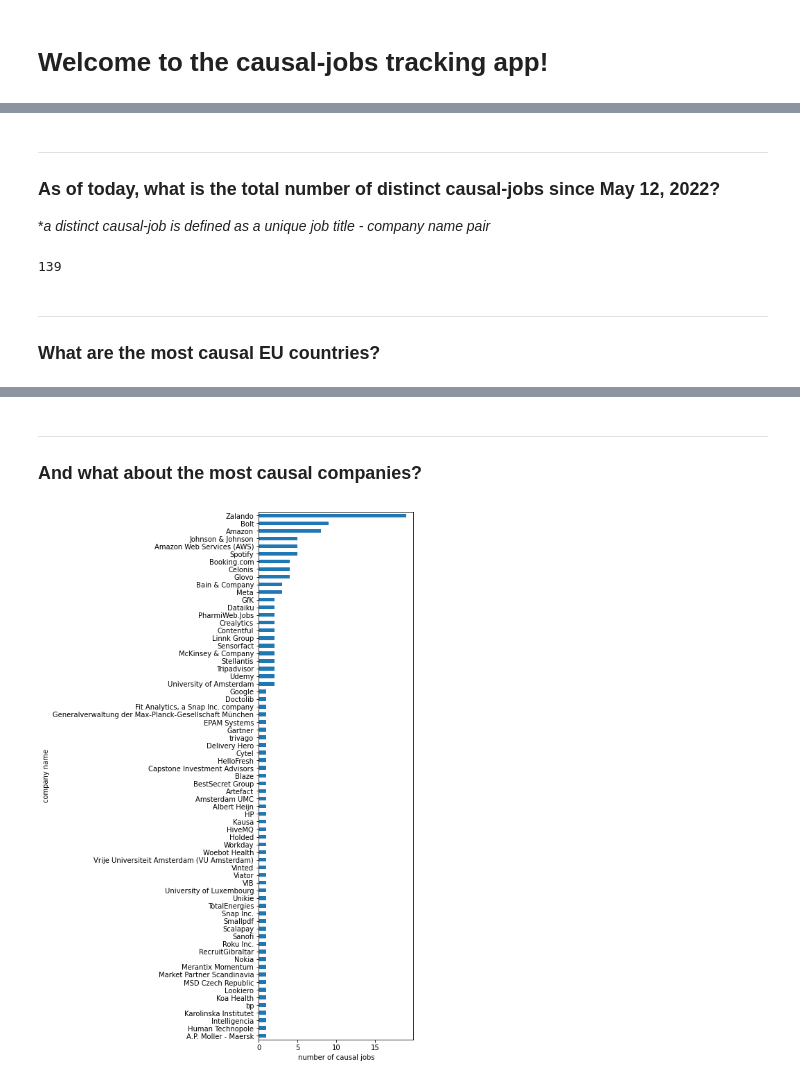
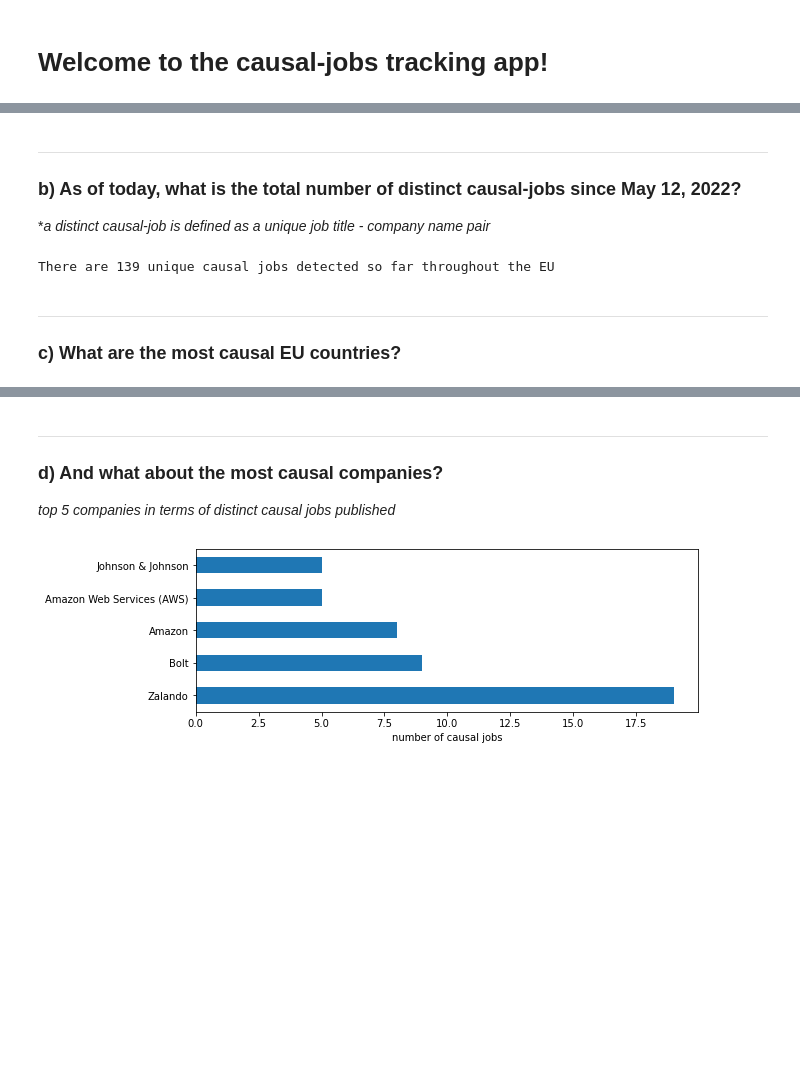
Before and after one commit to ggiannarakis/causal-jobs, a Jupyter notebook: Analysis.ipynb, the cells around one changed output, grey strips where cells are left out. Saved outputs shown, nothing was run; the diff lists cells and outputs as text; code cells hidden in the pictures; blank space fills up the shorter version.

```diff
--- a/Analysis.ipynb
+++ b/Analysis.ipynb
@@ -69,7 +136,7 @@ daily_jobs.plot(figsize=(15,6));
 # %% [markdown]
 ---
 
-### As of today, what is the total number of distinct causal-jobs since May 12, 2022?
+### b) As of today, what is the total number of distinct causal-jobs since May 12, 2022?
 
 **a distinct causal-job is defined as a unique job title - company name pair*
 # %%
@@ -78,13 +145,13 @@ df_no_dup = df.groupby(['job_title', 'company_name'])\
 .first().reset_index().sort_values(by=['email_date'])
 # %%
 # no of distinct (job_title, company_name) pairs
-len(df_no_dup)
+print('There are {} unique causal jobs detected so far throughout the EU'.format(len(df_no_dup)))
 # %% [output]
-139
+There are 139 unique causal jobs detected so far throughout the EU
 # %% [markdown]
 ---
 
-### What are the most causal EU countries?
+### c) What are the most causal EU countries?
 # %%
 # get the number of distinct causal jobs per country
 map_plot = df_no_dup.groupby('country').size()
@@ -109,14 +178,15 @@ fig.show()
 # %% [markdown]
 ---
 
-### And what about the most causal companies?
+### d) And what about the most causal companies?
+
+*top 5 companies in terms of distinct causal jobs published*
 # %%
-# graphically:
-df_no_dup.groupby('company_name').size().sort_values(ascending=True).plot.barh(figsize=(4,14));
+df_no_dup.groupby('company_name').size().sort_values(ascending=False)[:5].plot.barh(figsize=(9,3));
 plt.xlabel("number of causal jobs");
-plt.ylabel("company name");
+plt.ylabel("");
 # %% [output]
-[figure, old version]
+[figure, new version]
 # %%
 # top 3 most causal companies
 # df_no_dup.company_name.value_counts()[:3]
```
Also changed, not shown: parts of 22 cells of this notebook.
